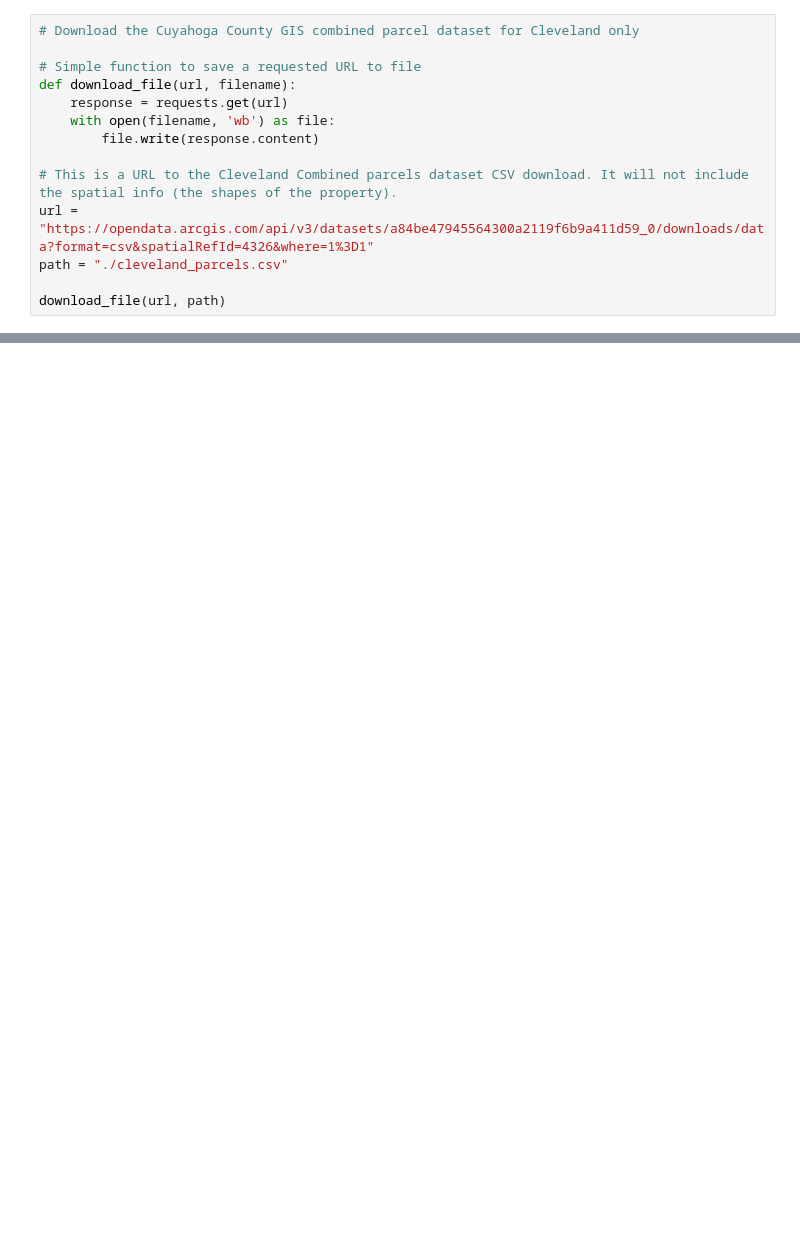
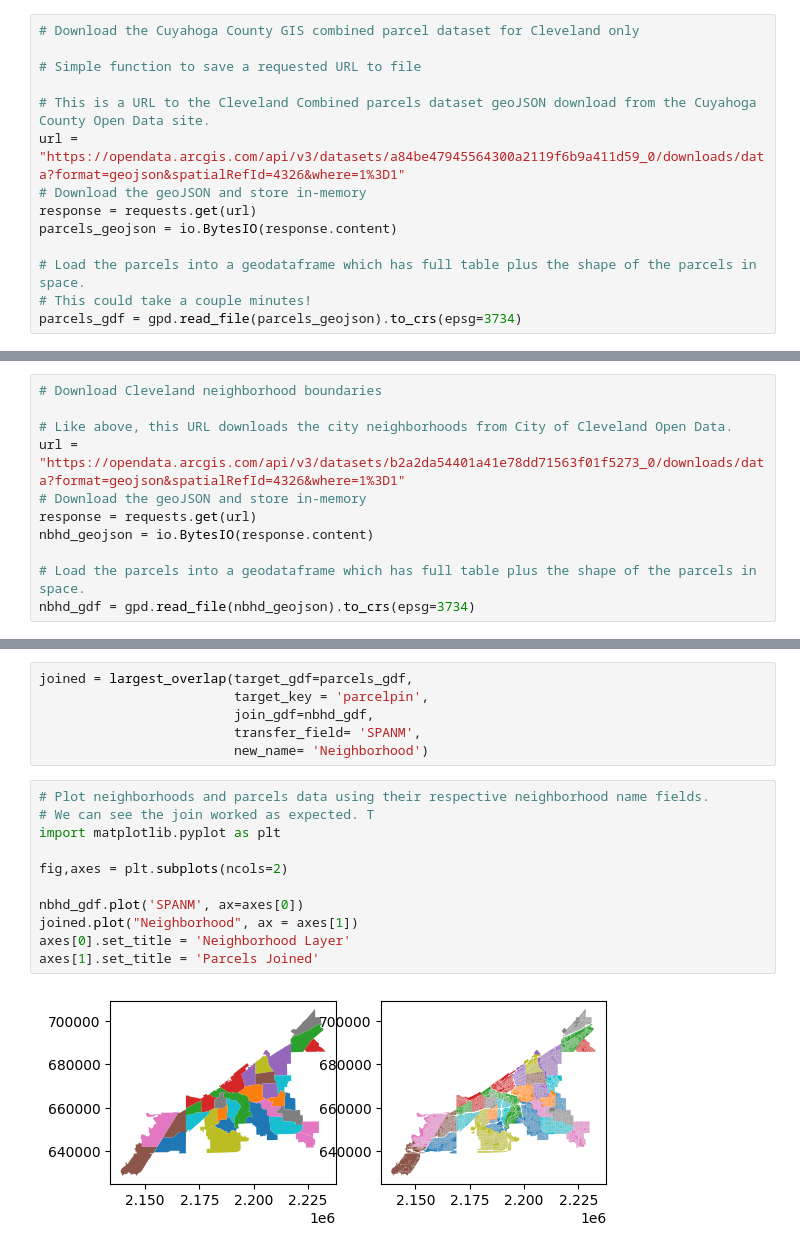
Before and after one commit to City-of-Cleveland/open-data-examples, a Jupyter notebook: property/01-County Property Data Ownership Analysis.ipynb, the cells around one changed output, grey strips where cells are left out. Drawn from its saved outputs; the diff is of its cells as text; blank space fills up the shorter version.

Commit message:
Halfway done with property notebook

```diff
--- a/property/01-County Property Data Ownership Analysis.ipynb
+++ b/property/01-County Property Data Ownership Analysis.ipynb
@@ -15,13 +16,13 @@ import pandas as pd
 # Download the Cuyahoga County GIS combined parcel dataset for Cleveland only
 
 # Simple function to save a requested URL to file
-def download_file(url, filename):
-    response = requests.get(url)
-    with open(filename, 'wb') as file:
-        file.write(response.content)
 
-# This is a URL to the Cleveland Combined parcels dataset CSV download. It will not include the spatial info (the shapes of the property).
-url = "https://opendata.arcgis.com/api/v3/datasets/a84be47945564300a2119f6b9a411d59_0/downloads/data?format=csv&spatialRefId=4326&where=1%3D1"
-path = "./cleveland_parcels.csv"
+# This is a URL to the Cleveland Combined parcels dataset geoJSON download from the Cuyahoga County Open Data site.
+url = "https://opendata.arcgis.com/api/v3/datasets/a84be47945564300a2119f6b9a411d59_0/downloads/data?format=geojson&spatialRefId=4326&where=1%3D1"
+# Download the geoJSON and store in-memory
+response = requests.get(url)
+parcels_geojson = io.BytesIO(response.content)
 
-download_file(url, path)
+# Load the parcels into a geodataframe which has full table plus the shape of the parcels in space.
+# This could take a couple minutes!
+parcels_gdf = gpd.read_file(parcels_geojson).to_crs(epsg=3734)
@@ -45,0 +29,11 @@ parcels_df
+# %%
+# Download Cleveland neighborhood boundaries
+
+# Like above, this URL downloads the city neighborhoods from City of Cleveland Open Data.
+url = "https://opendata.arcgis.com/api/v3/datasets/b2a2da54401a41e78dd71563f01f5273_0/downloads/data?format=geojson&spatialRefId=4326&where=1%3D1"
+# Download the geoJSON and store in-memory
+response = requests.get(url)
+nbhd_geojson = io.BytesIO(response.content)
+
+# Load the parcels into a geodataframe which has full table plus the shape of the parcels in space.
+nbhd_gdf = gpd.read_file(nbhd_geojson).to_crs(epsg=3734)
@@ -45,0 +49,19 @@ parcels_df
+# %%
+joined = largest_overlap(target_gdf=parcels_gdf,
+                         target_key = 'parcelpin',
+                         join_gdf=nbhd_gdf,
+                         transfer_field= 'SPANM',
+                         new_name= 'Neighborhood')
+# %%
+# Plot neighborhoods and parcels data using their respective neighborhood name fields.
+# We can see the join worked as expected. T
+import matplotlib.pyplot as plt
+
+fig,axes = plt.subplots(ncols=2)
+
+nbhd_gdf.plot('SPANM', ax=axes[0])
+joined.plot("Neighborhood", ax = axes[1])
+axes[0].set_title = 'Neighborhood Layer'
+axes[1].set_title = 'Parcels Joined'
+# %% [output]
+[figure, added]
```
Also changed, not shown: parts of 8 cells of this notebook.
